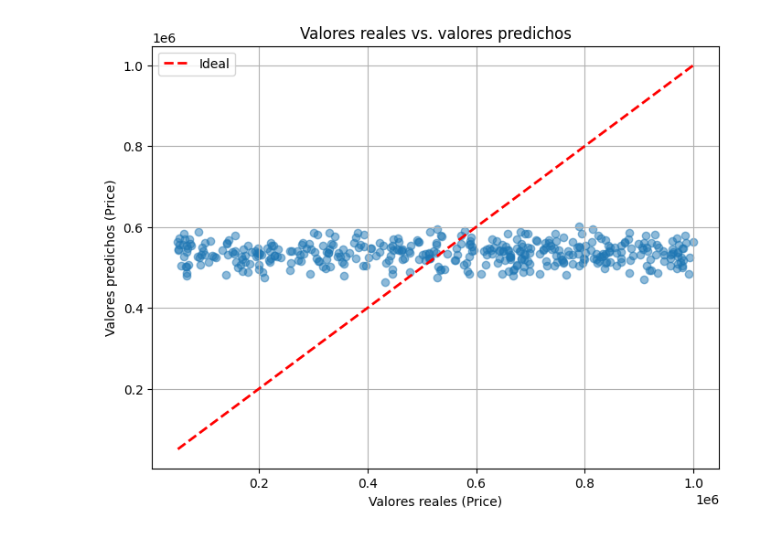
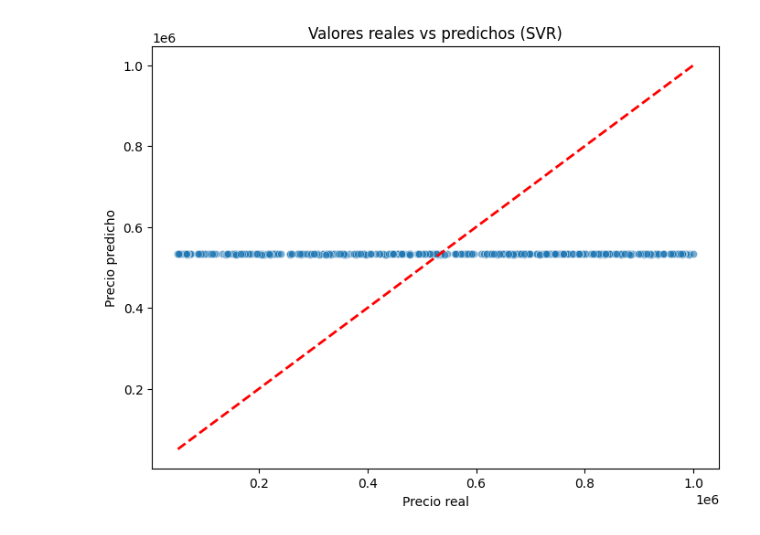
Before and after one commit to dechouriog/IA_informes, a Jupyter notebook: Informe2/Punto3.ipynb, the cells around one changed output. Cells and saved outputs as stored; diff of their text form; code cells hidden in the pictures.

```diff
--- a/Informe2/Punto3.ipynb
+++ b/Informe2/Punto3.ipynb
@@ -123,12 +94,17 @@ Como se pudo evidenciar, el dataset seleccionado no contaba con ninguna columna
+# %%
+# 7. Entrenamiento del modelo
+
+# Configuración para esto
+svr = SVR(kernel="rbf", C=100, gamma=0.1, epsilon=0.1)
+
+# Entrenamiento
+svr.fit(X_train, y_train)
+
+# Predicciones
+y_pred = svr.predict(X_test)
 # %%
-# Entrenar el modelo
-modelo = LinearRegression()
-modelo.fit(X_train, y_train)
+# 8. Revisión del modelo
 
-# Realizar predicciones sobre el conjunto de prueba
-y_pred = modelo.predict(X_test)
-
-# Evaluar el modelo
 mse = mean_squared_error(y_test, y_pred)
 r2 = r2_score(y_test, y_pred)
 
@@ -144,14 +116,13 @@ Estos resultados explican que el modelo aplicado para este dataset en concreto n
 # %%
+# 9. Visualización de resultados
 
-
-plt.figure(figsize=(8, 6))
-plt.scatter(y_test, y_pred, alpha=0.5)
-plt.plot([y_test.min(), y_test.max()], [y_test.min(), y_test.max()], 'r--', lw=2, label='Ideal')
-plt.xlabel('Valores reales (Price)')
-plt.ylabel('Valores predichos (Price)')
-plt.title('Valores reales vs. valores predichos')
-plt.legend()
-plt.grid(True)
+# Comparación entre los reales y los que dice el modelo
+plt.figure(figsize=(8,6))
+sns.scatterplot(x=y_test, y=y_pred, alpha=0.6)
+plt.plot([y_test.min(), y_test.max()], [y_test.min(), y_test.max()], "r--", lw=2)
+plt.xlabel("Precio real")
+plt.ylabel("Precio predicho")
+plt.title("Valores reales vs predichos (SVR)")
 plt.show()
 # %% [output]
-[figure, old version]
+[figure, new version]
```
Also changed, not shown: parts of 17 cells of this notebook, 1 other file.
